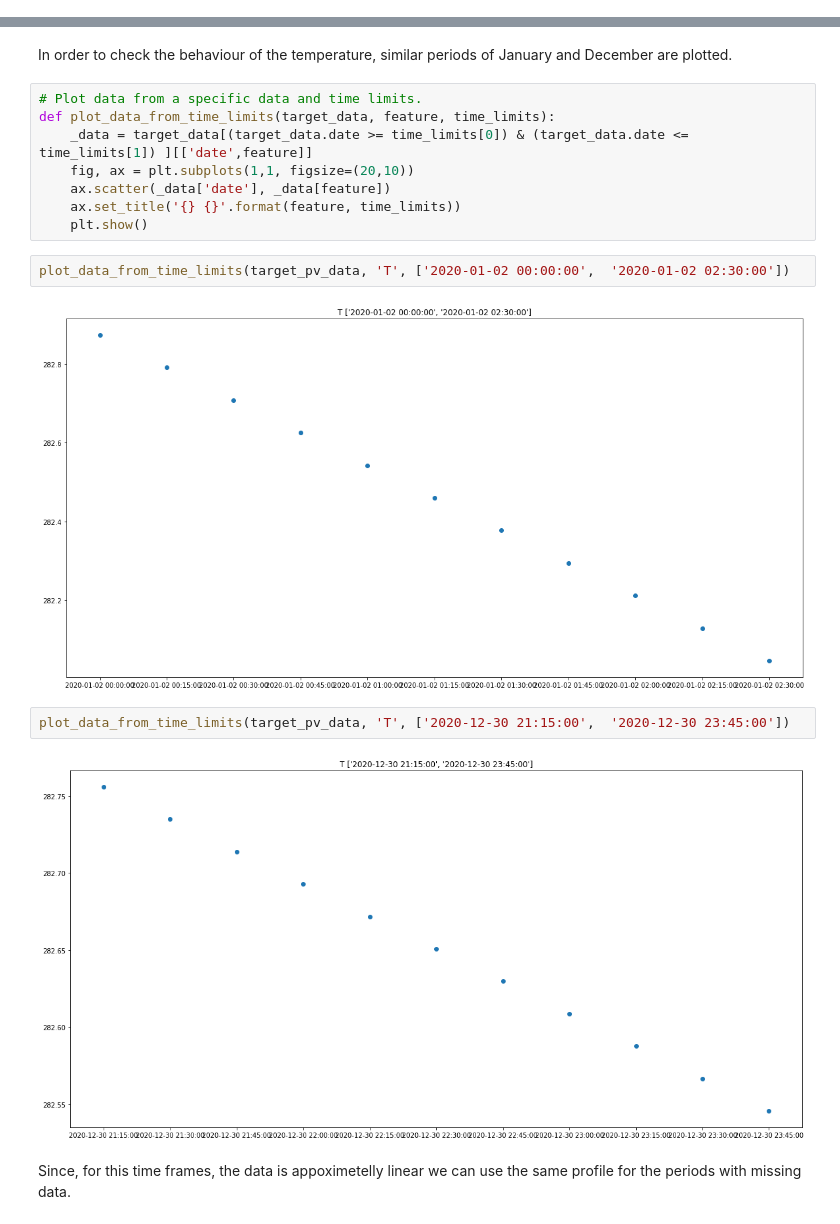
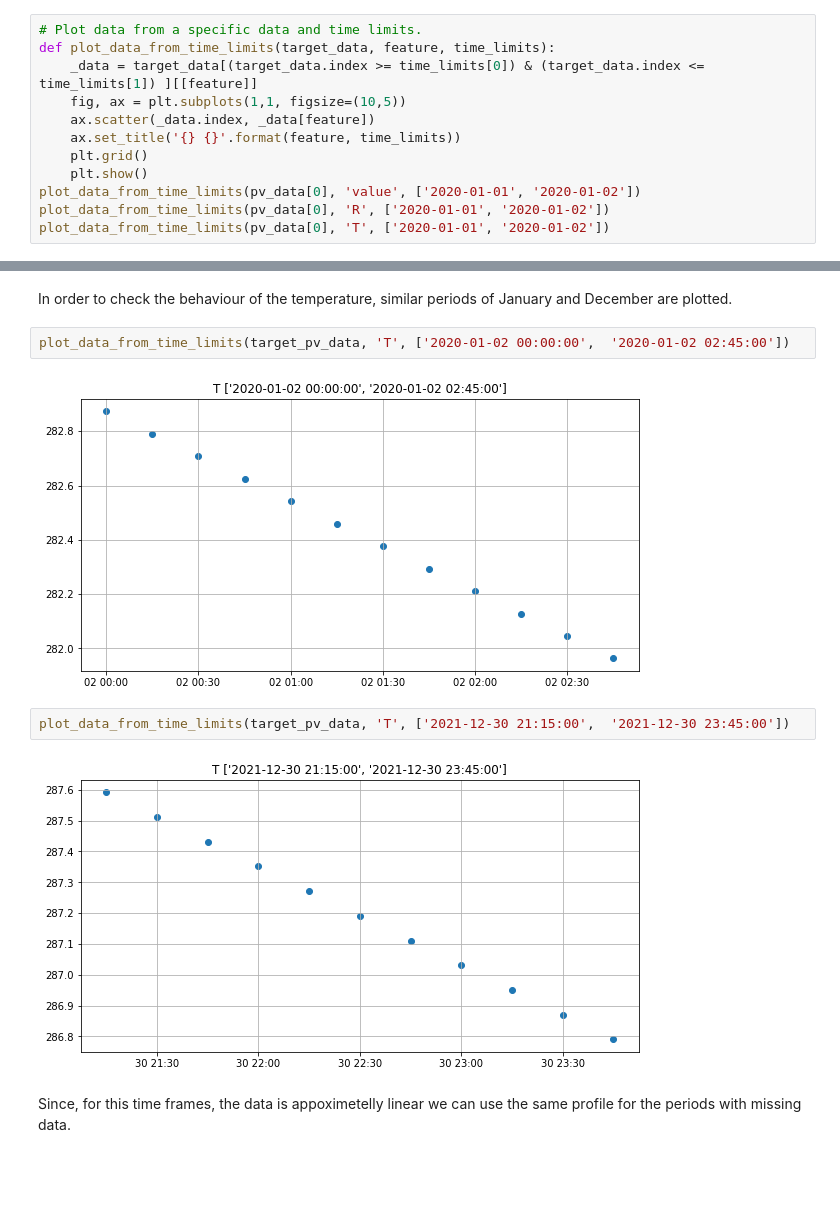
Before and after one commit to jamilsonjr/AI-to-forecast-constraints-in-the-energy-systems, a Jupyter notebook: jupyter_notebooks/cleaning_profile_data.ipynb, the cells around one changed output, grey strips where cells are left out. Cells and saved outputs as stored; diff of their text form; blank space fills up the shorter version.

```diff
--- a/jupyter_notebooks/cleaning_profile_data.ipynb
+++ b/jupyter_notebooks/cleaning_profile_data.ipynb
@@ -58,0 +70,12 @@ The full dataset is composed by a total of 10 time stamped data with the duratio
+# %%
+# Plot data from a specific data and time limits.
+def plot_data_from_time_limits(target_data, feature, time_limits):
+    _data = target_data[(target_data.index >= time_limits[0]) & (target_data.index <= time_limits[1]) ][[feature]]
+    fig, ax = plt.subplots(1,1, figsize=(10,5))
+    ax.scatter(_data.index, _data[feature])
+    ax.set_title('{} {}'.format(feature, time_limits))
+    plt.grid()
+    plt.show()
+plot_data_from_time_limits(pv_data[0], 'value', ['2020-01-01', '2020-01-02'])
+plot_data_from_time_limits(pv_data[0], 'R', ['2020-01-01', '2020-01-02'])
+plot_data_from_time_limits(pv_data[0], 'T', ['2020-01-01', '2020-01-02'])
@@ -378,20 +487,12 @@ Name: date, dtype: object
 # %% [markdown]
 In order to check the behaviour of the temperature, similar periods of January and December are plotted.
-# %%
-# Plot data from a specific data and time limits.
-def plot_data_from_time_limits(target_data, feature, time_limits):
-    _data = target_data[(target_data.date >= time_limits[0]) & (target_data.date <= time_limits[1]) ][['date',feature]]
-    fig, ax = plt.subplots(1,1, figsize=(20,10))
-    ax.scatter(_data['date'], _data[feature])
-    ax.set_title('{} {}'.format(feature, time_limits))
-    plt.show()
 # %%
-plot_data_from_time_limits(target_pv_data, 'T', ['2020-01-02 00:00:00',  '2020-01-02 02:30:00'])
+plot_data_from_time_limits(target_pv_data, 'T', ['2020-01-02 00:00:00',  '2020-01-02 02:45:00'])
 # %% [output]
-[figure, old version]
+[figure, new version]
 # %%
-plot_data_from_time_limits(target_pv_data, 'T', ['2020-12-30 21:15:00',  '2020-12-30 23:45:00'])
+plot_data_from_time_limits(target_pv_data, 'T', ['2021-12-30 21:15:00',  '2021-12-30 23:45:00'])
 # %% [output]
-[figure, old version]
+[figure, new version]
 # %% [markdown]
 Since, for this time frames, the data is appoximetelly linear we can use the same profile for the periods with missing data.
```
Also changed, not shown: parts of 98 cells of this notebook, 7 other files.
